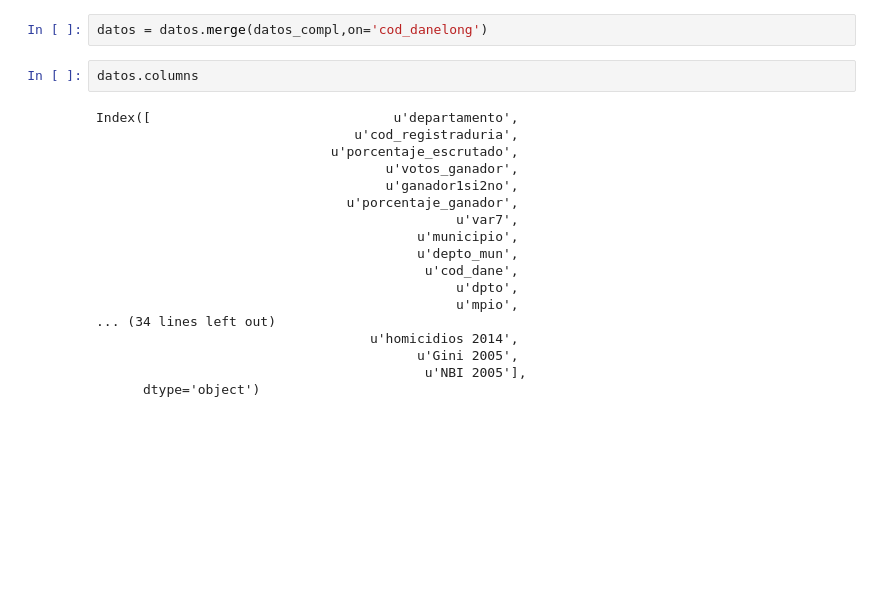
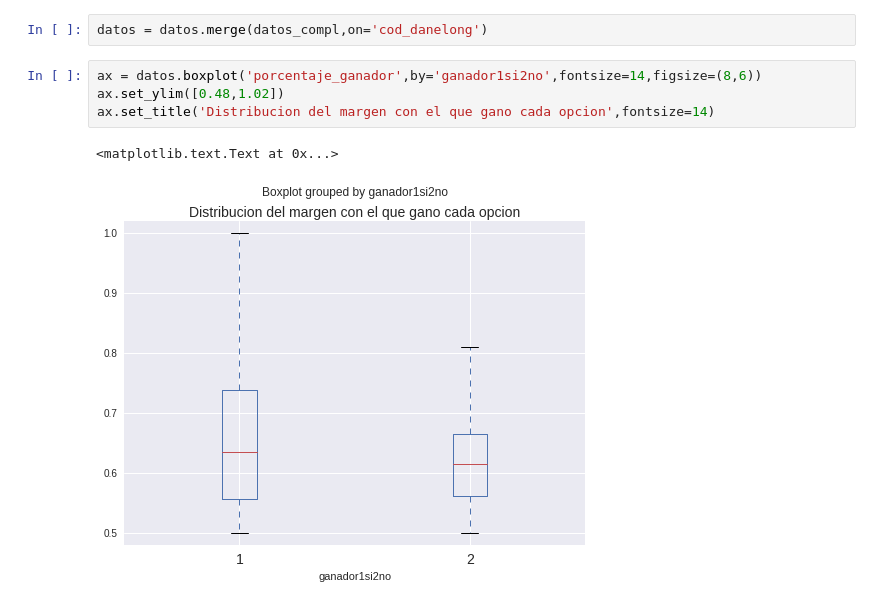
Before and after one commit to sarangof/plebiscito-Colombia, a Jupyter notebook: consolidacion_BDD.ipynb, the cells around one changed output. Saved outputs shown, nothing was run; the diff lists cells and outputs as text; blank space fills up the shorter version.

```diff
--- a/consolidacion_BDD.ipynb
+++ b/consolidacion_BDD.ipynb
@@ -80,23 +75,10 @@ datos_compl['cod_danelong'] = datos_compl['divipola 2']
 deptos = gp.read_file('Datos/depto/depto.shp')
 # %%
 datos = datos.merge(datos_compl,on='cod_danelong')
-# %%
-datos.columns
-# %% [output]
-Index([                               u'departamento',
-                                 u'cod_registraduria',
-                              u'porcentaje_escrutado',
-                                     u'votos_ganador',
-                                     u'ganador1si2no',
-                                u'porcentaje_ganador',
-                                              u'var7',
-                                         u'municipio',
-                                         u'depto_mun',
-                                          u'cod_dane',
-                                              u'dpto',
-                                              u'mpio',
-... (34 lines left out)
-                                   u'homicidios 2014',
-                                         u'Gini 2005',
-                                          u'NBI 2005'],
-      dtype='object')
+# %%
+ax = datos.boxplot('porcentaje_ganador',by='ganador1si2no',fontsize=14,figsize=(8,6))
+ax.set_ylim([0.48,1.02])
+ax.set_title('Distribucion del margen con el que gano cada opcion',fontsize=14)
+# %% [output]
+<matplotlib.text.Text at 0x...>
+[figure, added]
```
Also changed, not shown: parts of 11 cells of this notebook.
